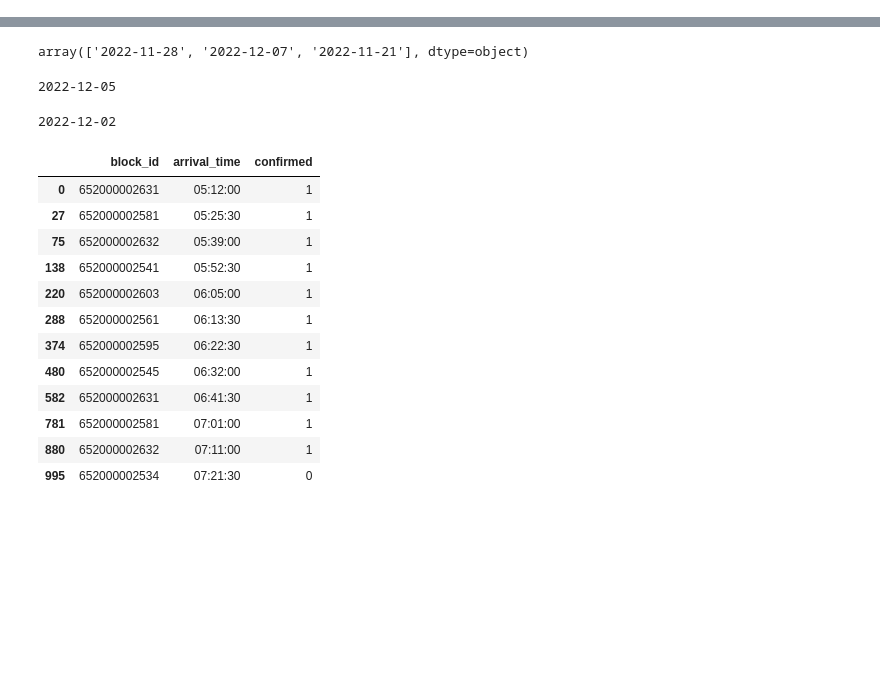
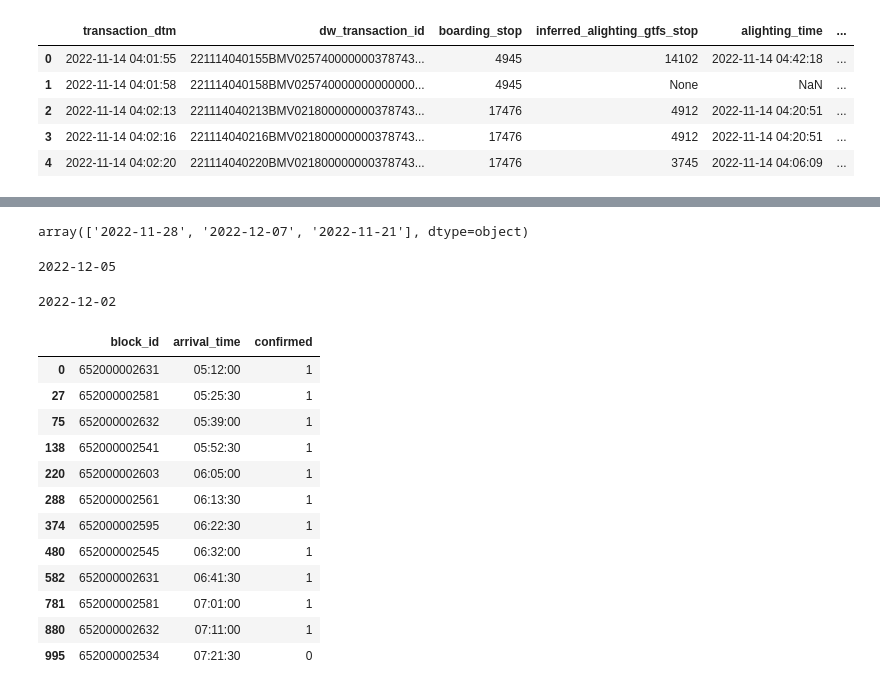
Before and after one commit to joerovar/transit-centric-smart-mobility-system, a Jupyter notebook: src/04_SIMULATION/playground.ipynb, the cells around one changed output, grey strips where cells are left out. Drawn from its saved outputs; the diff is of its cells as text; code cells hidden in the pictures; blank space fills up the shorter version.

```diff
--- a/src/04_SIMULATION/playground.ipynb
+++ b/src/04_SIMULATION/playground.ipynb
@@ -10,0 +31,9 @@ import seaborn as sns
+# %%
+day_odx.head()
+# %% [output]
+|  | transaction_dtm | dw_transaction_id | boarding_stop | inferred_alighting_gtfs_stop | alighting_time | ... |
+| 0 | 2022-11-14 04:01:55 | 221114040155BMV025740000000378743... | 4945 | 14102 | 2022-11-14 04:42:18 | ... |
+| 1 | 2022-11-14 04:01:58 | 221114040158BMV025740000000000000... | 4945 | None | NaN | ... |
+| 2 | 2022-11-14 04:02:13 | 221114040213BMV021800000000378743... | 17476 | 4912 | 2022-11-14 04:20:51 | ... |
+| 3 | 2022-11-14 04:02:16 | 221114040216BMV021800000000378743... | 17476 | 4912 | 2022-11-14 04:20:51 | ... |
+| 4 | 2022-11-14 04:02:20 | 221114040220BMV021800000000378743... | 17476 | 3745 | 2022-11-14 04:06:09 | ... |
```
Also changed, not shown: parts of 11 cells of this notebook.
